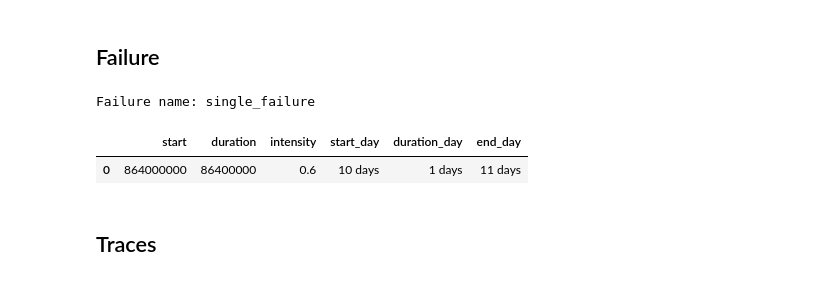
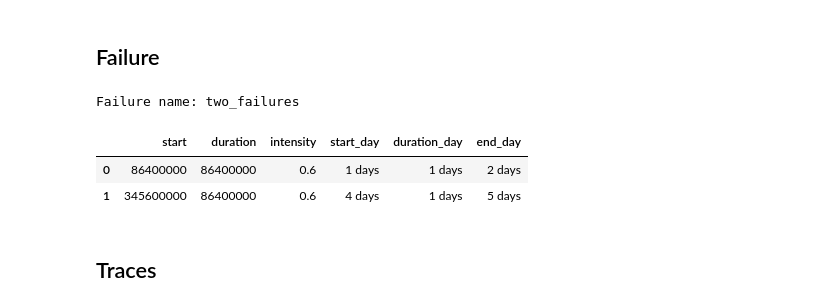
Before and after one commit to DanteNiewenhuis/opendc, a Jupyter notebook: opendc-experiments/opendc-experiments-uptime/src/main/Python/OpenDCdemo.ipynb, the cells around one changed output. Drawn from its saved outputs; the diff is of its cells as text; code cells hidden in the pictures.

```diff
--- a/opendc-experiments/opendc-experiments-uptime/src/main/Python/OpenDCdemo.ipynb
+++ b/opendc-experiments/opendc-experiments-uptime/src/main/Python/OpenDCdemo.ipynb
@@ -32,24 +32,25 @@ Topology name: single
 # %%
 def milli_to_day(inp):
     return timedelta(milliseconds=inp)
 
 
 def read_failure(failure_name):
     print(f"Failure name: {failure_name}")
     df = pd.read_csv(f"{base_folder}/resources/failure_traces/{failure_name}.csv", delimiter=",")
 
     df["start_day"] = df["start"].apply(milli_to_day)
     df["duration_day"] = df["duration"].apply(milli_to_day)
     df["end_day"] = df["start_day"] + df["duration_day"]
 
     display(HTML(df.to_html()))
     return df
 
-failure_trace = read_failure("single_failure")
+failure_trace = read_failure("two_failures")
 # %% [output]
-Failure name: single_failure
+Failure name: two_failures
 |  | start | duration | intensity | start_day | duration_day | end_day |
-| 0 | 864000000 | 86400000 | 0.6 | 10 days | 1 days | 11 days |
+| 0 | 86400000 | 86400000 | 0.6 | 1 days | 1 days | 2 days |
+| 1 | 345600000 | 86400000 | 0.6 | 4 days | 1 days | 5 days |
 # %% [markdown]
 ## Traces
 # %%
```
Also changed, not shown: parts of 48 cells of this notebook, 7 other files.
